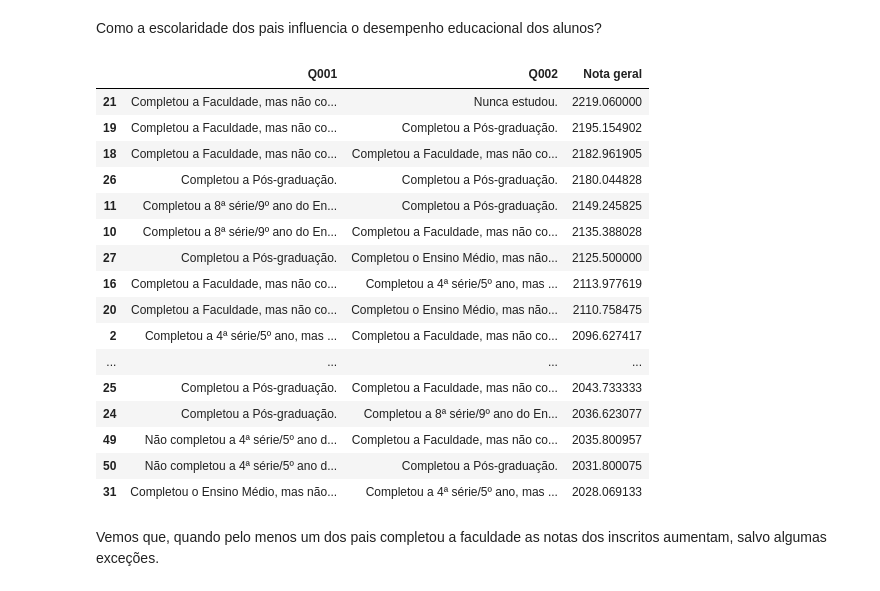
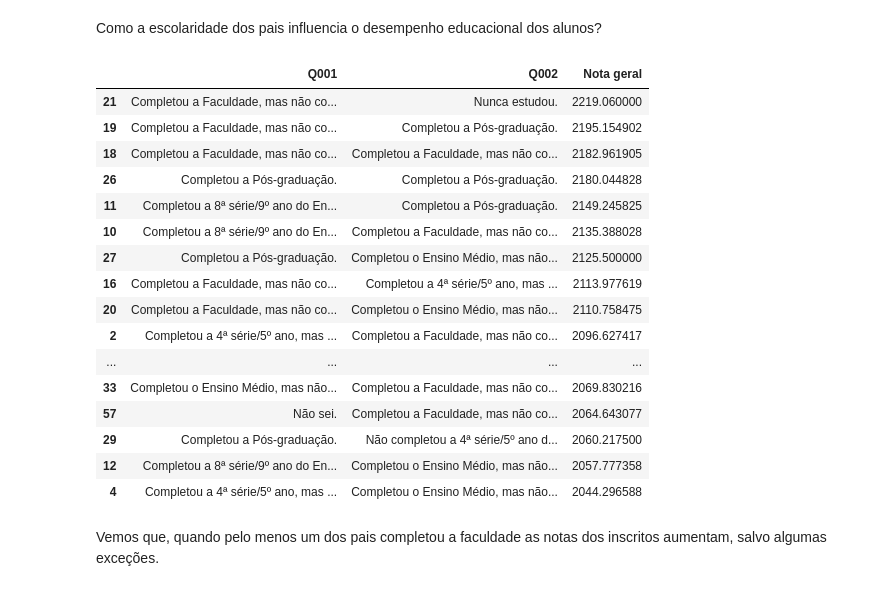
Before and after one commit to felipsants/EDA-Analytica, a Jupyter notebook: EDA.ipynb, the cells around one changed output. Cells and saved outputs as stored; diff of their text form; code cells hidden in the pictures.

```diff
--- a/EDA.ipynb
+++ b/EDA.ipynb
@@ -1108,25 +1108,25 @@ Como a escolaridade dos pais influencia o desempenho educacional dos alunos?
 # %%
 media_nota_por_escolaridade_pais = df_enem_2022_socioeconomico_match.groupby(['Q001','Q002'])['Nota geral'].mean().reset_index().sort_values(by='Nota geral', ascending=False)
 # %%
-media_nota_por_escolaridade_pais.head(25)
+media_nota_por_escolaridade_pais.head(20)
 # %% [output]
 |  | Q001 | Q002 | Nota geral |
 | 21 | Completou a Faculdade, mas não co... | Nunca estudou. | 2219.060000 |
 | 19 | Completou a Faculdade, mas não co... | Completou a Pós-graduação. | 2195.154902 |
 | 18 | Completou a Faculdade, mas não co... | Completou a Faculdade, mas não co... | 2182.961905 |
 | 26 | Completou a Pós-graduação. | Completou a Pós-graduação. | 2180.044828 |
 | 11 | Completou a 8ª série/9º ano do En... | Completou a Pós-graduação. | 2149.245825 |
 | 10 | Completou a 8ª série/9º ano do En... | Completou a Faculdade, mas não co... | 2135.388028 |
 | 27 | Completou a Pós-graduação. | Completou o Ensino Médio, mas não... | 2125.500000 |
 | 16 | Completou a Faculdade, mas não co... | Completou a 4ª série/5º ano, mas ... | 2113.977619 |
 | 20 | Completou a Faculdade, mas não co... | Completou o Ensino Médio, mas não... | 2110.758475 |
 | 2 | Completou a 4ª série/5º ano, mas ... | Completou a Faculdade, mas não co... | 2096.627417 |
 | ... | ... | ... | ... |
-| 25 | Completou a Pós-graduação. | Completou a Faculdade, mas não co... | 2043.733333 |
-| 24 | Completou a Pós-graduação. | Completou a 8ª série/9º ano do En... | 2036.623077 |
-| 49 | Não completou a 4ª série/5º ano d... | Completou a Faculdade, mas não co... | 2035.800957 |
-| 50 | Não completou a 4ª série/5º ano d... | Completou a Pós-graduação. | 2031.800075 |
-| 31 | Completou o Ensino Médio, mas não... | Completou a 4ª série/5º ano, mas ... | 2028.069133 |
+| 33 | Completou o Ensino Médio, mas não... | Completou a Faculdade, mas não co... | 2069.830216 |
+| 57 | Não sei. | Completou a Faculdade, mas não co... | 2064.643077 |
+| 29 | Completou a Pós-graduação. | Não completou a 4ª série/5º ano d... | 2060.217500 |
+| 12 | Completou a 8ª série/9º ano do En... | Completou o Ensino Médio, mas não... | 2057.777358 |
+| 4 | Completou a 4ª série/5º ano, mas ... | Completou o Ensino Médio, mas não... | 2044.296588 |
 # %% [markdown]
 Vemos que, quando pelo menos um dos pais completou a faculdade as notas dos inscritos aumentam, salvo algumas exceções.
 # %% [markdown]
```
Also changed, not shown: parts of 10 cells of this notebook.
